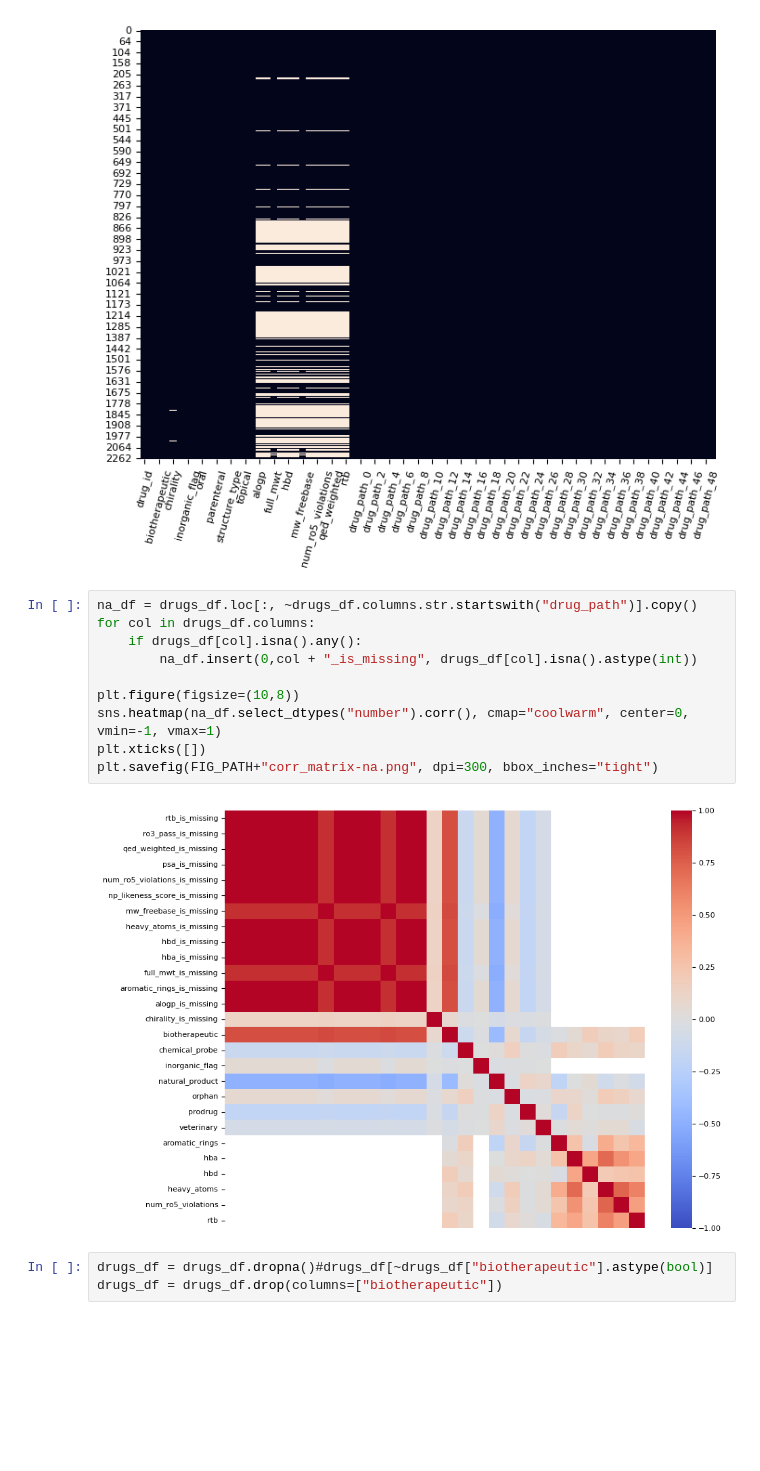
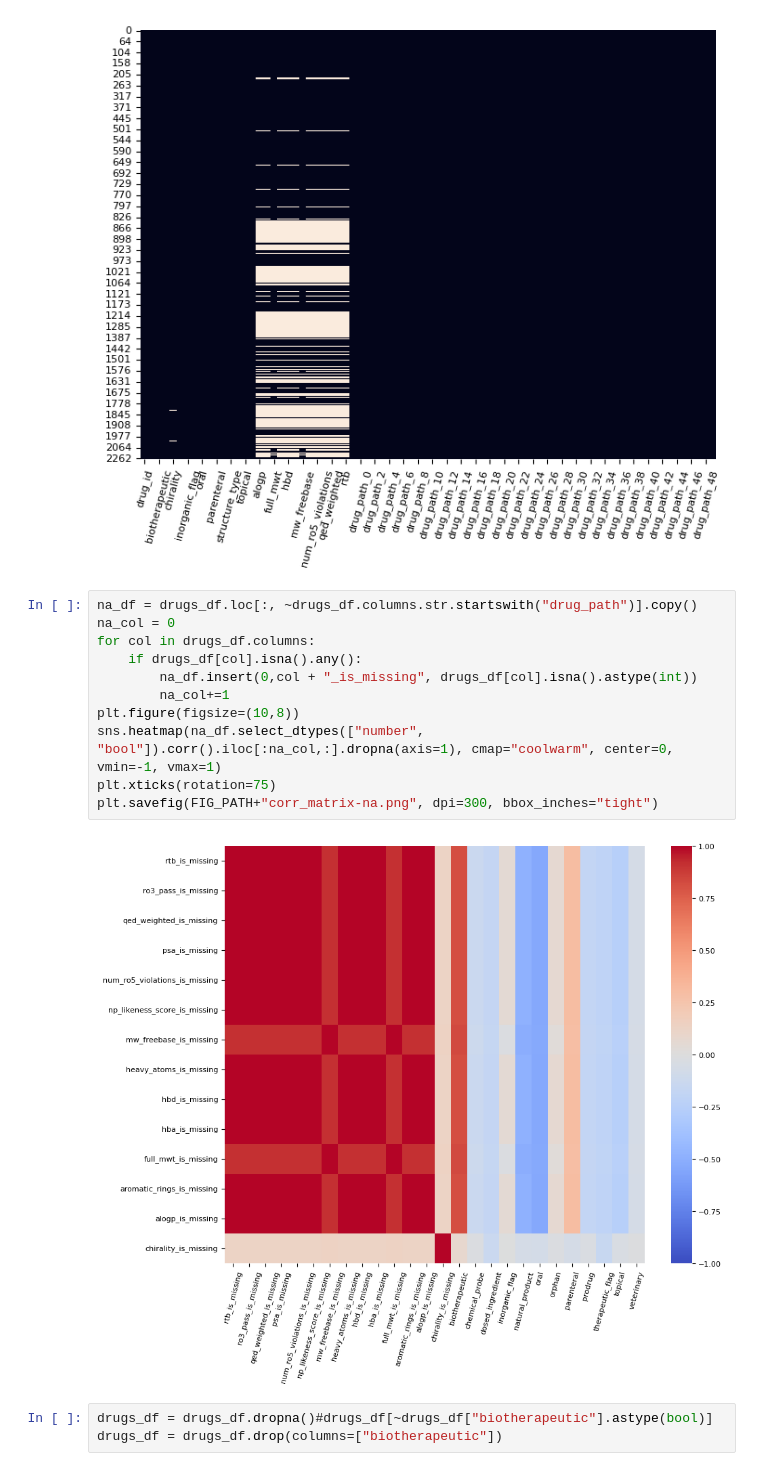
Before and after one commit to Vladislav-Antipin/DALAS-Project, a Jupyter notebook: notebooks/03-EDA.ipynb, the cells around one changed output. Cells and saved outputs as stored; diff of their text form; blank space fills up the shorter version.

```diff
--- a/notebooks/03-EDA.ipynb
+++ b/notebooks/03-EDA.ipynb
@@ -240,16 +240,17 @@ plt.show()
 [figure]
 # %%
 na_df = drugs_df.loc[:, ~drugs_df.columns.str.startswith("drug_path")].copy()
+na_col = 0
 for col in drugs_df.columns:
     if drugs_df[col].isna().any():
         na_df.insert(0,col + "_is_missing", drugs_df[col].isna().astype(int))
-
+        na_col+=1
 plt.figure(figsize=(10,8))
-sns.heatmap(na_df.select_dtypes("number").corr(), cmap="coolwarm", center=0, vmin=-1, vmax=1)
-plt.xticks([])
+sns.heatmap(na_df.select_dtypes(["number", "bool"]).corr().iloc[:na_col,:].dropna(axis=1), cmap="coolwarm", center=0, vmin=-1, vmax=1)
+plt.xticks(rotation=75)
 plt.savefig(FIG_PATH+"corr_matrix-na.png", dpi=300, bbox_inches="tight")
 # %% [output]
-[figure, old version]
+[figure, new version]
 # %%
 drugs_df = drugs_df.dropna()#drugs_df[~drugs_df["biotherapeutic"].astype(bool)]
 drugs_df = drugs_df.drop(columns=["biotherapeutic"])
```
Also changed, not shown: parts of 16 cells of this notebook, 15 other files.
